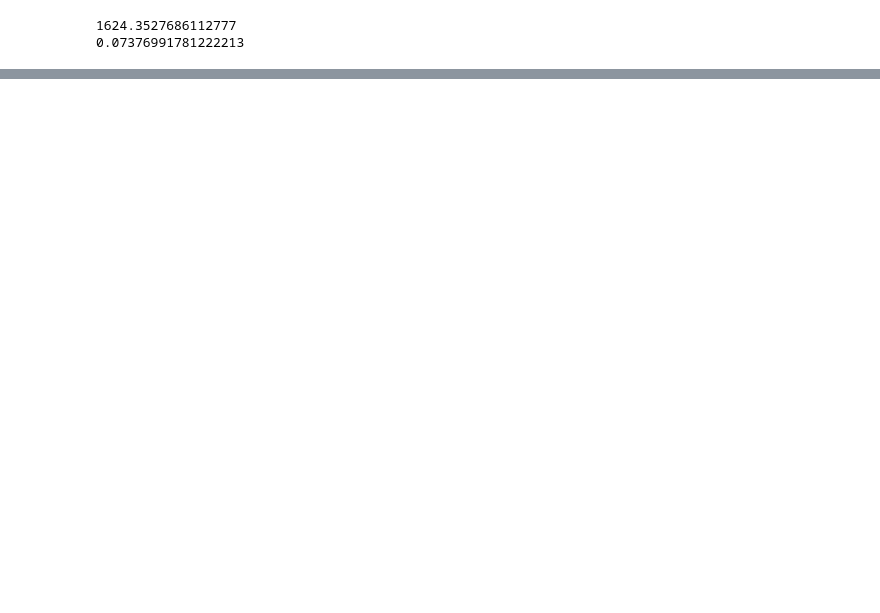
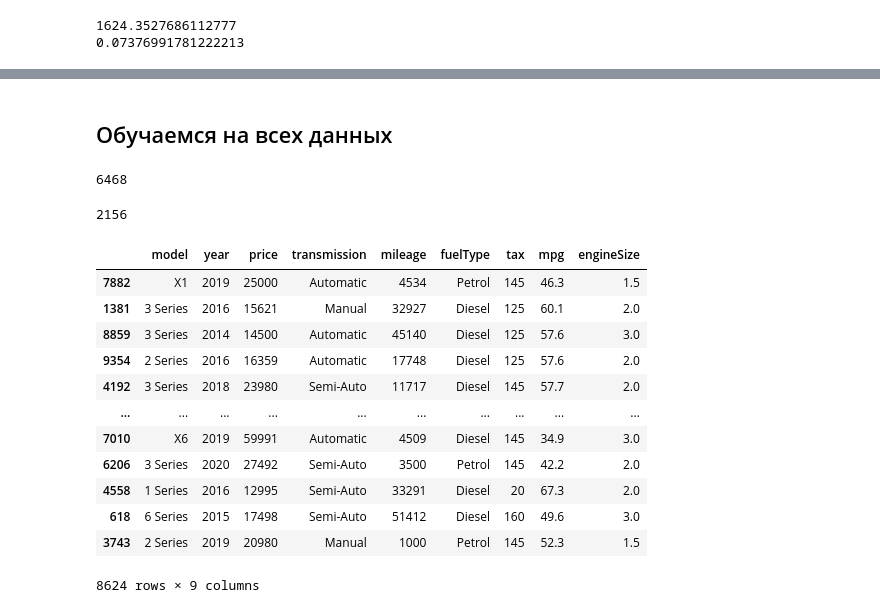
Before and after one commit to avgalkov/collab-notebooks, a Jupyter notebook: machine_learning.ipynb, the cells around one changed output, grey strips where cells are left out. Cells and saved outputs as stored; diff of their text form; code cells hidden in the pictures; blank space fills up the shorter version.

```diff
--- a/machine_learning.ipynb
+++ b/machine_learning.ipynb
@@ -250,0 +345,26 @@ error(test['price'], test['price_pred_all'])
+# %% [markdown]
+## Обучаемся на всех данных
+# %%
+len(train)
+# %% [output]
+6468
+# %%
+len(val)
+# %% [output]
+2156
+# %%
+pd.concat([train,val])
+# %% [output]
+|  | model | year | price | transmission | mileage | fuelType | tax | mpg | engineSize |
+| 7882 | X1 | 2019 | 25000 | Automatic | 4534 | Petrol | 145 | 46.3 | 1.5 |
+| 1381 | 3 Series | 2016 | 15621 | Manual | 32927 | Diesel | 125 | 60.1 | 2.0 |
+| 8859 | 3 Series | 2014 | 14500 | Automatic | 45140 | Diesel | 125 | 57.6 | 3.0 |
+| 9354 | 2 Series | 2016 | 16359 | Automatic | 17748 | Diesel | 125 | 57.6 | 2.0 |
+| 4192 | 3 Series | 2018 | 23980 | Semi-Auto | 11717 | Diesel | 145 | 57.7 | 2.0 |
+| ... | ... | ... | ... | ... | ... | ... | ... | ... | ... |
+| 7010 | X6 | 2019 | 59991 | Automatic | 4509 | Diesel | 145 | 34.9 | 3.0 |
+| 6206 | 3 Series | 2020 | 27492 | Semi-Auto | 3500 | Petrol | 145 | 42.2 | 2.0 |
+| 4558 | 1 Series | 2016 | 12995 | Semi-Auto | 33291 | Diesel | 20 | 67.3 | 2.0 |
+| 618 | 6 Series | 2015 | 17498 | Semi-Auto | 51412 | Diesel | 160 | 49.6 | 3.0 |
+| 3743 | 2 Series | 2019 | 20980 | Manual | 1000 | Petrol | 145 | 52.3 | 1.5 |
+8624 rows × 9 columns
```
Also changed, not shown: parts of 33 cells of this notebook.
